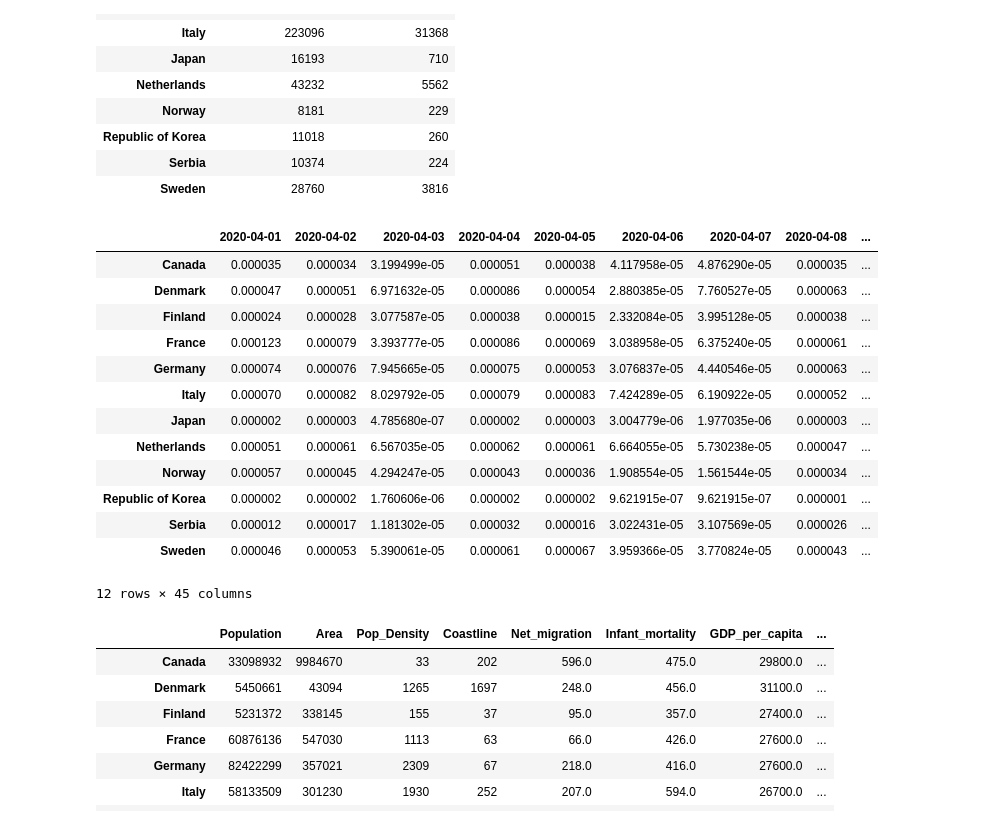
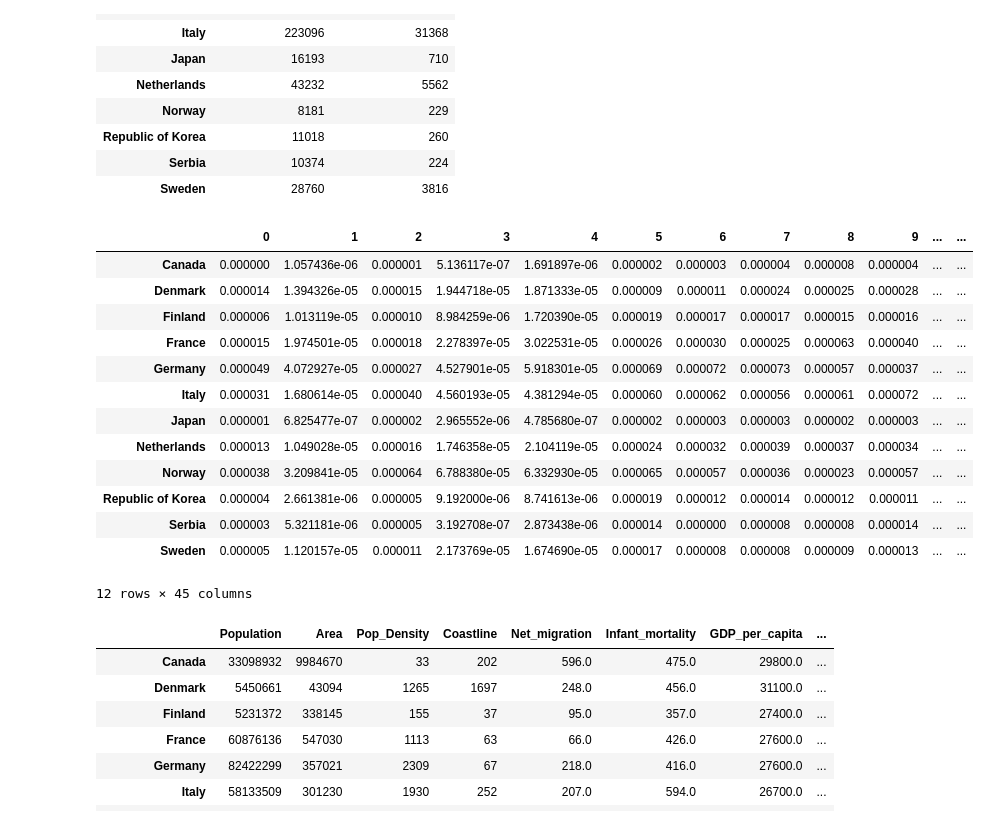
Before and after one commit to RiccardoBrioschi/The-pandemic-through-the-eyes-of-Internet, a Jupyter notebook: RQ3_Effects of attention on covid analysis.ipynb, the cells around one changed output. Drawn from its saved outputs; the diff is of its cells as text; code cells hidden in the pictures.

```diff
--- a/RQ3_Effects of attention on covid analysis.ipynb
+++ b/RQ3_Effects of attention on covid analysis.ipynb
@@ -1037,11 +1062,28 @@ countries
 # %%
-# load the mobility data from Google for Serbia and Italy
+# load the mobility data from Google f
 global_mobility = pd.read_csv("data/Global_Mobility_Report.csv")
-# get the average mobility change for each countr-y during the pre-lockdown period
-global_mobility = global_mobility[pd.to_datetime(global_mobility["date"]) <= datetime(2020, 2, 24)].groupby("country_region").mean()
+global_mobility["date"] = pd.to_datetime(global_mobility["date"])
 
-global_mobility = global_mobility[global_mobility.index.isin(countries_list + ["South Korea"])].dropna(axis=1, how='any')
-global_mobility.rename(index={"South Korea": "Republic of Korea"}, inplace=True)
-global_mobility
+# get the average mobility change for each country during the pre-lockdown period
+average_global_mobility = {}
+for country in countries_list:
+    if "Republic of Korea":
+        # in the global_mobility dataset Republic of Korea is labeled as South Korea
+        c = "South Korea"
+    else:
+        c = country
+    # make sure that we only take into account the 3-week pre-lockdown period
+    average_global_mobility[country] = global_mobility[(periods[country][0] <= global_mobility["date"]) &
+                                                       (global_mobility["date"] <= periods[country][1]) &
+                                                       (global_mobility['country_region'] == c)].mean()
+
+average_global_mobility = pd.DataFrame.from_dict(average_global_mobility, orient='index',
+                            columns=['retail_and_recreation_percent_change_from_baseline',
+                                     'grocery_and_pharmacy_percent_change_from_baseline',
+                                     'parks_percent_change_from_baseline',
+                                     'transit_stations_percent_change_from_baseline',
+                                     'workplaces_percent_change_from_baseline',
+                                     'residential_percent_change_from_baseline'])
+average_global_mobility
 # %% [output]
 |  | retail_and_recreation_percent_cha... | grocery_and_pharmacy_percent_chan... | parks_percent_change_from_baseline | transit_stations_percent_change_f... | ... |
@@ -1061,6 +1102,6 @@ global_mobility
 # %%
 # And we merge it with our countries dataset
-countries = countries.merge(global_mobility, left_on="Country", right_index=True)
+countries = countries.merge(average_global_mobility, left_on="Country", right_index=True)
 countries
 # %% [output]
 |  | Country | Population | Area | Pop_Density | Coastline | Net_migration | Infant_mortality | GDP_per_capita | ... |
@@ -1249,36 +1290,38 @@ covid_cummulative
 | Serbia | 10374 | 224 |
 | Sweden | 28760 | 3816 |
 # %%
-# get new number of cases for the selected countries for each day for the period between the April 1st until the May 15th, 2020
+# get new number of cases for the selected countries for period of 45 days since the begining of the respective country's lockdown
+# each column represents the number of days passed since the begining of lockdown
 covid_countries = None
 for country, data in covid_per_country[covid_per_country["Country"].isin(countries_list)].groupby("Country"):
     series = {}
     for date, cases in zip(data['Date_reported'], data['New_cases']):
-        if date < datetime(2020, 4, 1) or date > datetime(2020, 5, 15):
+        if date < periods[country][1] or date >= periods[country][1] + timedelta(days=45):
             continue
-        series[date] = cases / countries.at[country, 'Population']
+        series[(date - periods[country][1]).days] = cases / countries.at[country, 'Population']
 
     if covid_countries is None:
         covid_countries = pd.Series(data=series, name=country).to_frame()
     else:
         covid_countries = covid_countries.merge(pd.Series(data=series, name=country), left_index=True, right_index=True)
 
+#
 covid_countries = covid_countries.T
 covid_countries
 # %% [output]
-|  | 2020-04-01 | 2020-04-02 | 2020-04-03 | 2020-04-04 | 2020-04-05 | 2020-04-06 | 2020-04-07 | 2020-04-08 | ... |
-| Canada | 0.000035 | 0.000034 | 3.199499e-05 | 0.000051 | 0.000038 | 4.117958e-05 | 4.876290e-05 | 0.000035 | ... |
-| Denmark | 0.000047 | 0.000051 | 6.971632e-05 | 0.000086 | 0.000054 | 2.880385e-05 | 7.760527e-05 | 0.000063 | ... |
-| Finland | 0.000024 | 0.000028 | 3.077587e-05 | 0.000038 | 0.000015 | 2.332084e-05 | 3.995128e-05 | 0.000038 | ... |
-| France | 0.000123 | 0.000079 | 3.393777e-05 | 0.000086 | 0.000069 | 3.038958e-05 | 6.375240e-05 | 0.000061 | ... |
-| Germany | 0.000074 | 0.000076 | 7.945665e-05 | 0.000075 | 0.000053 | 3.076837e-05 | 4.440546e-05 | 0.000063 | ... |
-| Italy | 0.000070 | 0.000082 | 8.029792e-05 | 0.000079 | 0.000083 | 7.424289e-05 | 6.190922e-05 | 0.000052 | ... |
-| Japan | 0.000002 | 0.000003 | 4.785680e-07 | 0.000002 | 0.000003 | 3.004779e-06 | 1.977035e-06 | 0.000003 | ... |
-| Netherlands | 0.000051 | 0.000061 | 6.567035e-05 | 0.000062 | 0.000061 | 6.664055e-05 | 5.730238e-05 | 0.000047 | ... |
-| Norway | 0.000057 | 0.000045 | 4.294247e-05 | 0.000043 | 0.000036 | 1.908554e-05 | 1.561544e-05 | 0.000034 | ... |
-| Republic of Korea | 0.000002 | 0.000002 | 1.760606e-06 | 0.000002 | 0.000002 | 9.621915e-07 | 9.621915e-07 | 0.000001 | ... |
-| Serbia | 0.000012 | 0.000017 | 1.181302e-05 | 0.000032 | 0.000016 | 3.022431e-05 | 3.107569e-05 | 0.000026 | ... |
-| Sweden | 0.000046 | 0.000053 | 5.390061e-05 | 0.000061 | 0.000067 | 3.959366e-05 | 3.770824e-05 | 0.000043 | ... |
+|  | 0 | 1 | 2 | 3 | 4 | 5 | 6 | 7 | 8 | 9 | ... | ... |
+| Canada | 0.000000 | 1.057436e-06 | 0.000001 | 5.136117e-07 | 1.691897e-06 | 0.000002 | 0.000003 | 0.000004 | 0.000008 | 0.000004 | ... | ... |
+| Denmark | 0.000014 | 1.394326e-05 | 0.000015 | 1.944718e-05 | 1.871333e-05 | 0.000009 | 0.000011 | 0.000024 | 0.000025 | 0.000028 | ... | ... |
+| Finland | 0.000006 | 1.013119e-05 | 0.000010 | 8.984259e-06 | 1.720390e-05 | 0.000019 | 0.000017 | 0.000017 | 0.000015 | 0.000016 | ... | ... |
+| France | 0.000015 | 1.974501e-05 | 0.000018 | 2.278397e-05 | 3.022531e-05 | 0.000026 | 0.000030 | 0.000025 | 0.000063 | 0.000040 | ... | ... |
+| Germany | 0.000049 | 4.072927e-05 | 0.000027 | 4.527901e-05 | 5.918301e-05 | 0.000069 | 0.000072 | 0.000073 | 0.000057 | 0.000037 | ... | ... |
+| Italy | 0.000031 | 1.680614e-05 | 0.000040 | 4.560193e-05 | 4.381294e-05 | 0.000060 | 0.000062 | 0.000056 | 0.000061 | 0.000072 | ... | ... |
+| Japan | 0.000001 | 6.825477e-07 | 0.000002 | 2.965552e-06 | 4.785680e-07 | 0.000002 | 0.000003 | 0.000003 | 0.000002 | 0.000003 | ... | ... |
+| Netherlands | 0.000013 | 1.049028e-05 | 0.000016 | 1.746358e-05 | 2.104119e-05 | 0.000024 | 0.000032 | 0.000039 | 0.000037 | 0.000034 | ... | ... |
+| Norway | 0.000038 | 3.209841e-05 | 0.000064 | 6.788380e-05 | 6.332930e-05 | 0.000065 | 0.000057 | 0.000036 | 0.000023 | 0.000057 | ... | ... |
+| Republic of Korea | 0.000004 | 2.661381e-06 | 0.000005 | 9.192000e-06 | 8.741613e-06 | 0.000019 | 0.000012 | 0.000014 | 0.000012 | 0.000011 | ... | ... |
+| Serbia | 0.000003 | 5.321181e-06 | 0.000005 | 3.192708e-07 | 2.873438e-06 | 0.000014 | 0.000000 | 0.000008 | 0.000008 | 0.000014 | ... | ... |
+| Sweden | 0.000005 | 1.120157e-05 | 0.000011 | 2.173769e-05 | 1.674690e-05 | 0.000017 | 0.000008 | 0.000008 | 0.000009 | 0.000013 | ... | ... |
 12 rows × 45 columns
 # %%
 # merge the covid_countries dataset with our countries dataset
```
Also changed, not shown: parts of 32 cells of this notebook.
